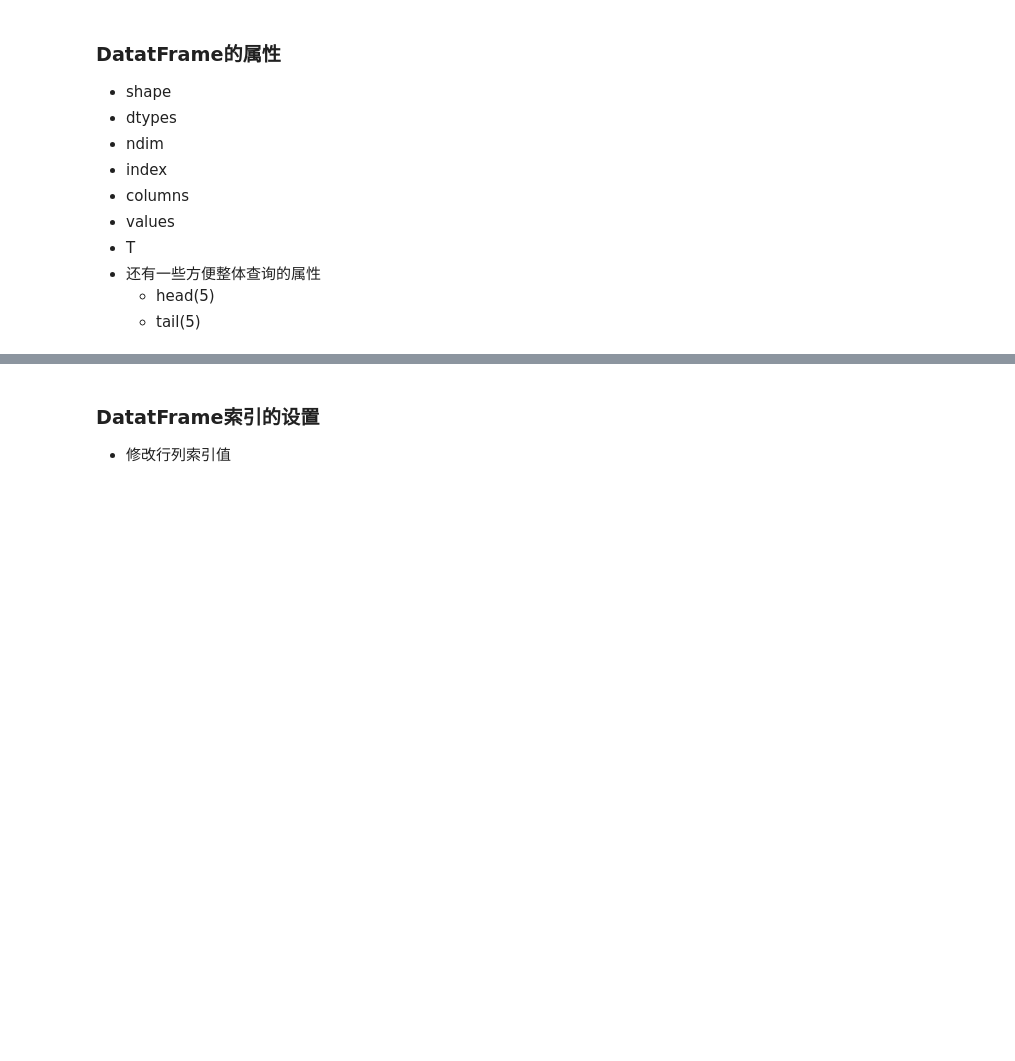
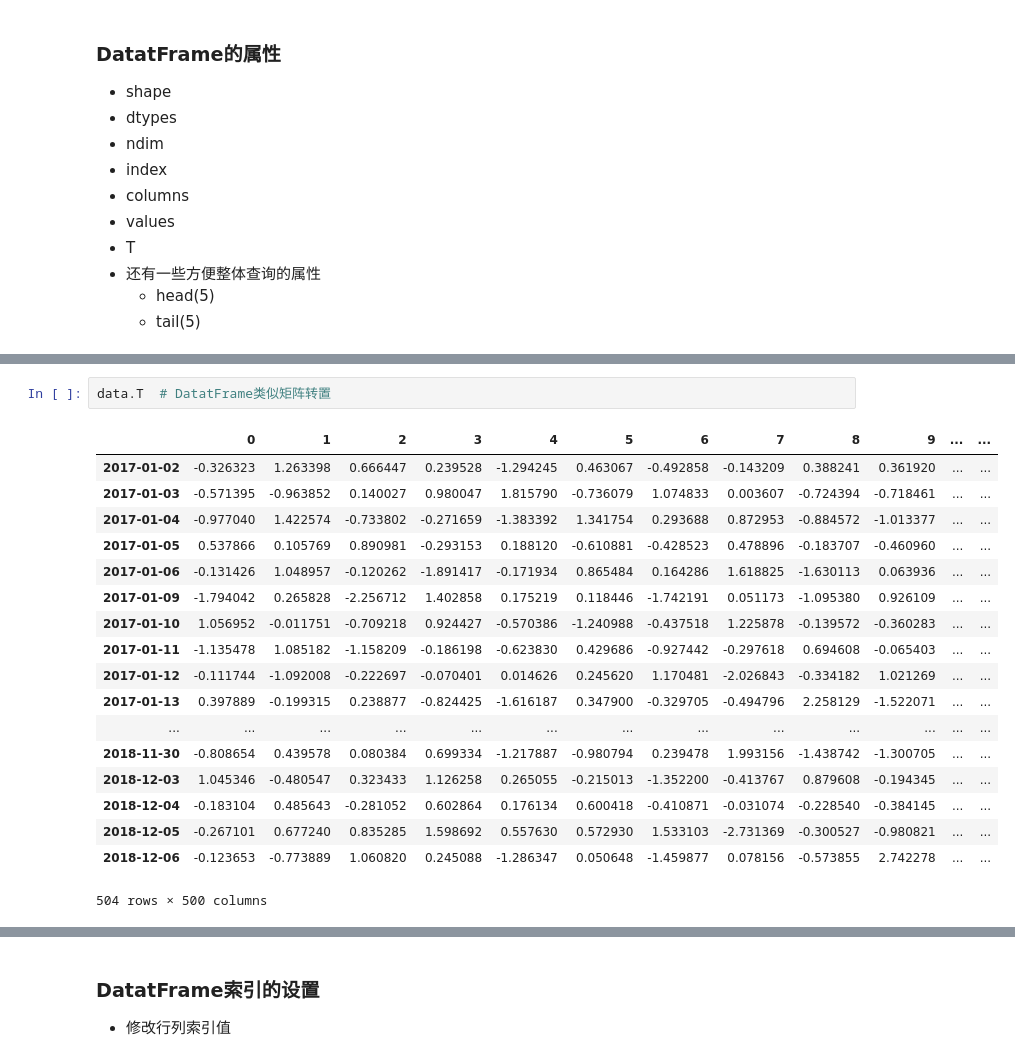
Before and after one commit to lzc978/My_MachineLearning, a Jupyter notebook: Jupyter Notebook Sklearn_MLAlgorithm/pandas_train.ipynb, the cells around one changed output, grey strips where cells are left out. Cells and saved outputs as stored; diff of their text form; blank space fills up the shorter version.

```diff
--- a/Jupyter Notebook Sklearn_MLAlgorithm/pandas_train.ipynb
+++ b/Jupyter Notebook Sklearn_MLAlgorithm/pandas_train.ipynb
@@ -139,0 +198,21 @@ data
+# %%
+data.T  # DatatFrame类似矩阵转置
+# %% [output]
+|  | 0 | 1 | 2 | 3 | 4 | 5 | 6 | 7 | 8 | 9 | ... | ... |
+| 2017-01-02 | -0.326323 | 1.263398 | 0.666447 | 0.239528 | -1.294245 | 0.463067 | -0.492858 | -0.143209 | 0.388241 | 0.361920 | ... | ... |
+| 2017-01-03 | -0.571395 | -0.963852 | 0.140027 | 0.980047 | 1.815790 | -0.736079 | 1.074833 | 0.003607 | -0.724394 | -0.718461 | ... | ... |
+| 2017-01-04 | -0.977040 | 1.422574 | -0.733802 | -0.271659 | -1.383392 | 1.341754 | 0.293688 | 0.872953 | -0.884572 | -1.013377 | ... | ... |
+| 2017-01-05 | 0.537866 | 0.105769 | 0.890981 | -0.293153 | 0.188120 | -0.610881 | -0.428523 | 0.478896 | -0.183707 | -0.460960 | ... | ... |
+| 2017-01-06 | -0.131426 | 1.048957 | -0.120262 | -1.891417 | -0.171934 | 0.865484 | 0.164286 | 1.618825 | -1.630113 | 0.063936 | ... | ... |
+| 2017-01-09 | -1.794042 | 0.265828 | -2.256712 | 1.402858 | 0.175219 | 0.118446 | -1.742191 | 0.051173 | -1.095380 | 0.926109 | ... | ... |
+| 2017-01-10 | 1.056952 | -0.011751 | -0.709218 | 0.924427 | -0.570386 | -1.240988 | -0.437518 | 1.225878 | -0.139572 | -0.360283 | ... | ... |
+| 2017-01-11 | -1.135478 | 1.085182 | -1.158209 | -0.186198 | -0.623830 | 0.429686 | -0.927442 | -0.297618 | 0.694608 | -0.065403 | ... | ... |
+| 2017-01-12 | -0.111744 | -1.092008 | -0.222697 | -0.070401 | 0.014626 | 0.245620 | 1.170481 | -2.026843 | -0.334182 | 1.021269 | ... | ... |
+| 2017-01-13 | 0.397889 | -0.199315 | 0.238877 | -0.824425 | -1.616187 | 0.347900 | -0.329705 | -0.494796 | 2.258129 | -1.522071 | ... | ... |
+| ... | ... | ... | ... | ... | ... | ... | ... | ... | ... | ... | ... | ... |
+| 2018-11-30 | -0.808654 | 0.439578 | 0.080384 | 0.699334 | -1.217887 | -0.980794 | 0.239478 | 1.993156 | -1.438742 | -1.300705 | ... | ... |
+| 2018-12-03 | 1.045346 | -0.480547 | 0.323433 | 1.126258 | 0.265055 | -0.215013 | -1.352200 | -0.413767 | 0.879608 | -0.194345 | ... | ... |
+| 2018-12-04 | -0.183104 | 0.485643 | -0.281052 | 0.602864 | 0.176134 | 0.600418 | -0.410871 | -0.031074 | -0.228540 | -0.384145 | ... | ... |
+| 2018-12-05 | -0.267101 | 0.677240 | 0.835285 | 1.598692 | 0.557630 | 0.572930 | 1.533103 | -2.731369 | -0.300527 | -0.980821 | ... | ... |
+| 2018-12-06 | -0.123653 | -0.773889 | 1.060820 | 0.245088 | -1.286347 | 0.050648 | -1.459877 | 0.078156 | -0.573855 | 2.742278 | ... | ... |
+504 rows × 500 columns
```
Also changed, not shown: parts of 21 cells of this notebook.
